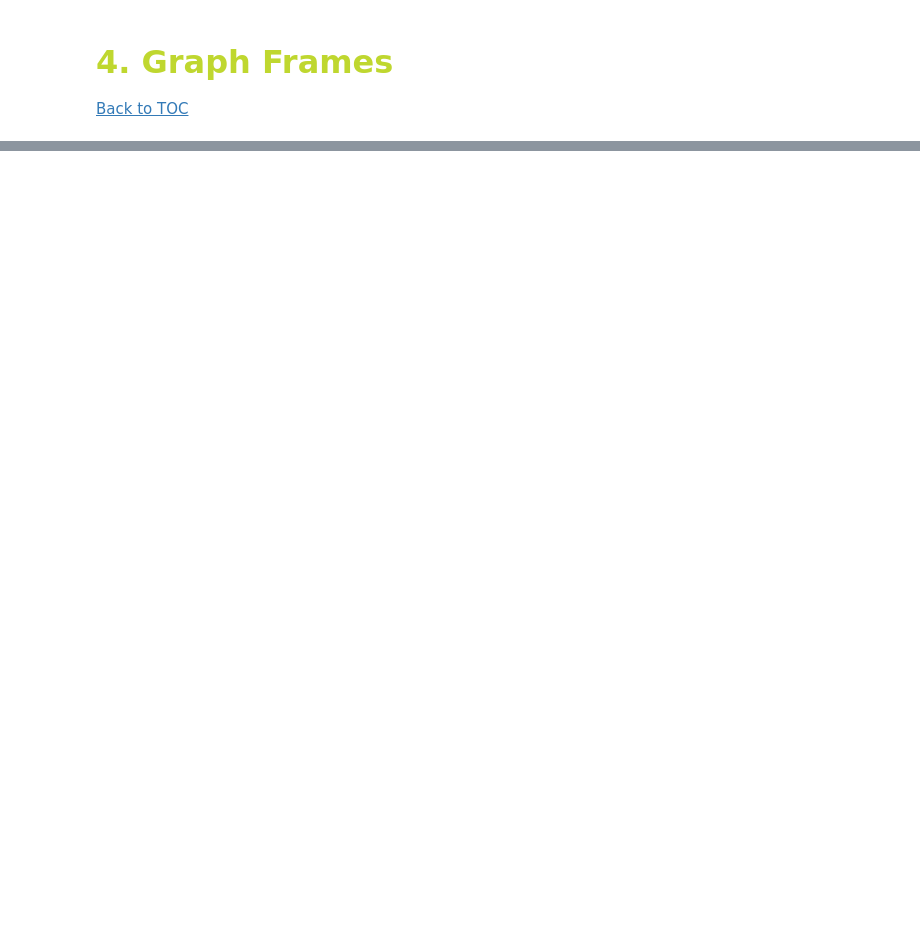
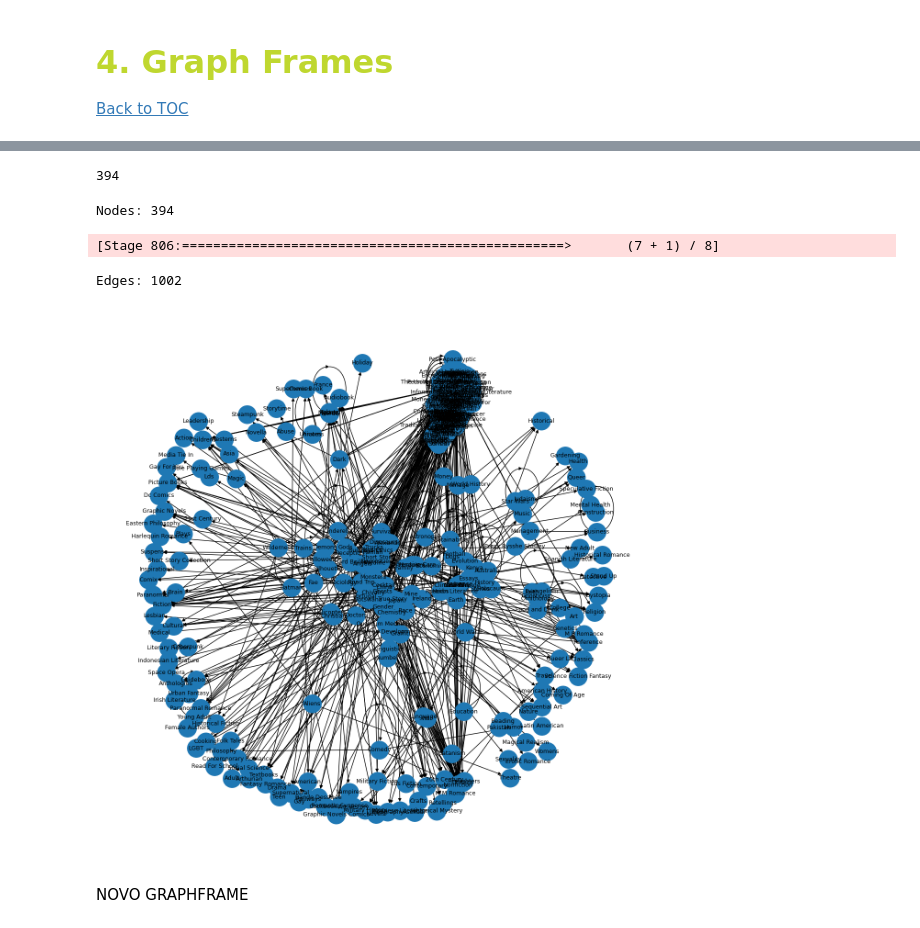
Before and after one commit to beatrizmarques2005/big-data-analysis, a Jupyter notebook: notebooks/Books/02_preprocessing.ipynb, the cells around one changed output, grey strips where cells are left out. Cells and saved outputs as stored; diff of their text form; code cells hidden in the pictures; blank space fills up the shorter version.

Commit message:
graphs

```diff
--- a/notebooks/Books/02_preprocessing.ipynb
+++ b/notebooks/Books/02_preprocessing.ipynb
@@ -746,4 +747,4 @@ all_edges = edges.unionByName(genre_edges)
 # %%
-g_genres = GraphFrame(all_vertices, all_edges)
+g_genres = GraphFrame(genre_vertices, genre_edges)
 # %%
 # ---- wrote edges ----
@@ -794,0 +816,3 @@ only showing top 20 rows
+# %%
+components = g_genres.connectedComponents()
+components.select("id", "component").show()
@@ -794,0 +867,56 @@ only showing top 20 rows
+# %%
+BIG_COMPONENT_ID = 1
+
+big_nodes = components.filter(
+    F.col("component") == BIG_COMPONENT_ID
+).select("id")
+
+big_nodes.count()
+# %% [output]
+394
+# %%
+# edges where BOTH src and dst are inside this component
+big_edges = (
+    g_genres.edges
+    .join(big_nodes.withColumnRenamed("id", "src"), "src")
+    .join(big_nodes.withColumnRenamed("id", "dst"), "dst")
+)
+
+print("Nodes:", big_nodes.count())
+print("Edges:", big_edges.count())
+# %% [output]
+Nodes: 394
+[Stage 806:=================================================>       (7 + 1) / 8]
+Edges: 1002
+# %%
+import networkx as nx
+
+G = nx.DiGraph()
+
+# add nodes
+for row in big_nodes.collect():
+    G.add_node(row["id"])
+
+# add edges
+for row in big_edges.collect():
+    G.add_edge(row["src"], row["dst"])
+# %%
+import matplotlib.pyplot as plt
+
+plt.figure(figsize=(12, 12))
+
+pos = nx.spring_layout(G, seed=42)
+
+nx.draw(
+    G,
+    pos,
+    with_labels=True,
+    node_size=800,
+    font_size=9,
+    arrows=True
+)
+plt.show()
+# %% [output]
+[figure, added]
+# %% [markdown]
+NOVO GRAPHFRAME
```
Also changed, not shown: parts of 21 cells of this notebook.
